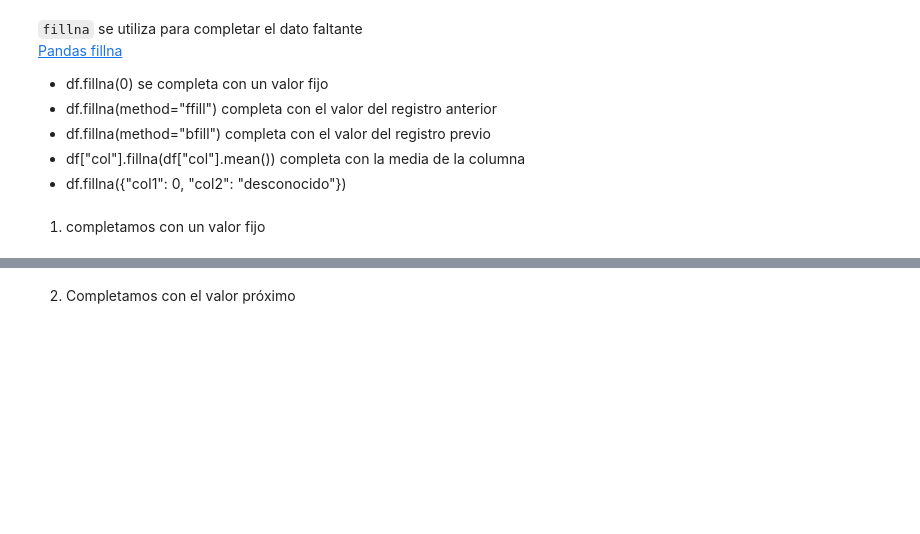
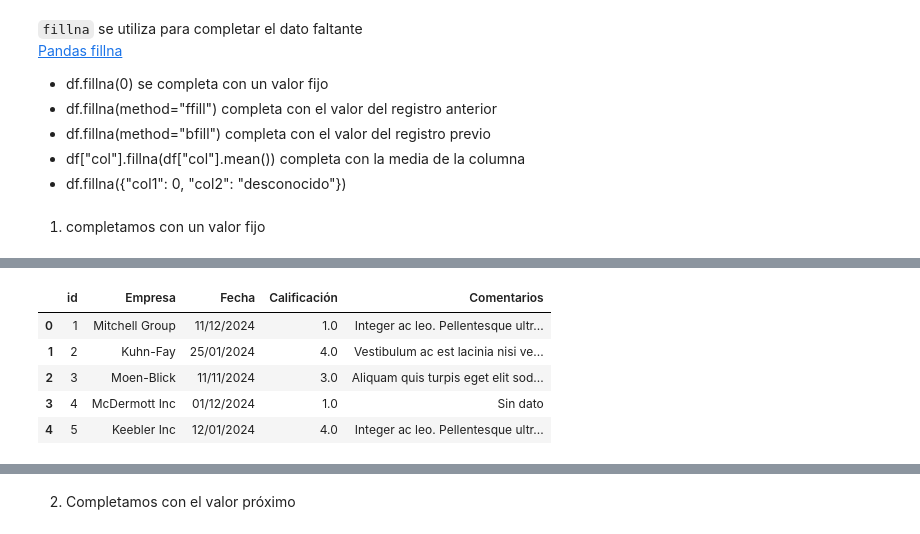
Before and after one commit to VictoriaGoldaraz/TT-2C2025-Data-Analitycs-Notebooks, a Jupyter notebook: Victoria Clase_5/Clase_05_NB1.ipynb, the cells around one changed output, grey strips where cells are left out. Saved outputs shown, nothing was run; the diff lists cells and outputs as text; code cells hidden in the pictures; blank space fills up the shorter version.

```diff
--- a/Victoria Clase_5/Clase_05_NB1.ipynb
+++ b/Victoria Clase_5/Clase_05_NB1.ipynb
@@ -182,7 +448,14 @@ df_satis_pp3.info()
 df_satis_pp3 = df_satis.fillna({"Calificación": 0, "Comentarios": "Sin dato"})
 # %%
 # listamos los primeros registros
-df_satis_pp3.head(10)
+df_satis_pp3.head(5)
+# %% [output]
+|  | id | Empresa | Fecha | Calificación | Comentarios |
+| 0 | 1 | Mitchell Group | 11/12/2024 | 1.0 | Integer ac leo. Pellentesque ultr... |
+| 1 | 2 | Kuhn-Fay | 25/01/2024 | 4.0 | Vestibulum ac est lacinia nisi ve... |
+| 2 | 3 | Moen-Blick | 11/11/2024 | 3.0 | Aliquam quis turpis eget elit sod... |
+| 3 | 4 | McDermott Inc | 01/12/2024 | 1.0 | Sin dato |
+| 4 | 5 | Keebler Inc | 12/01/2024 | 4.0 | Integer ac leo. Pellentesque ultr... |
 # %%
 # Eventualmente ajustamos el tipo de dato
 df_satis_pp3 = df_satis_pp3.astype({"Comentarios": "string"})
```
Also changed, not shown: parts of 49 cells of this notebook.
